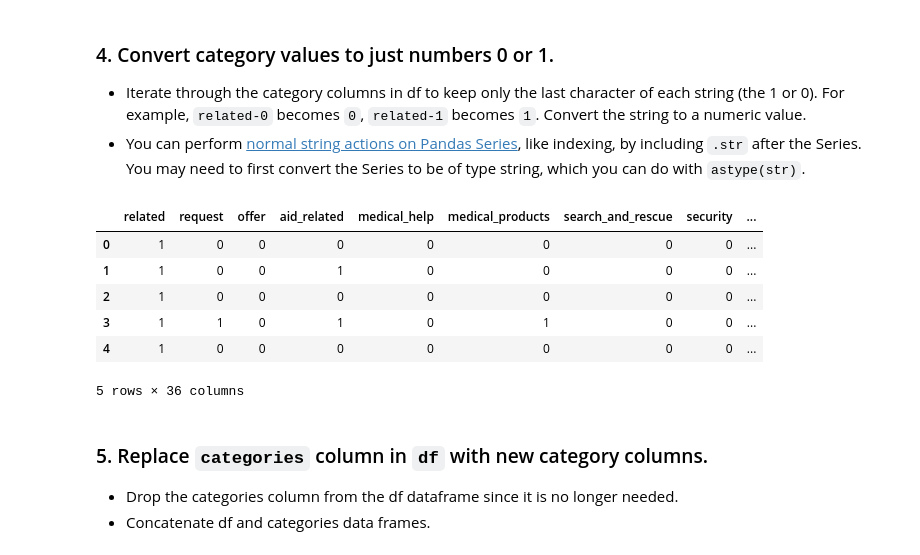
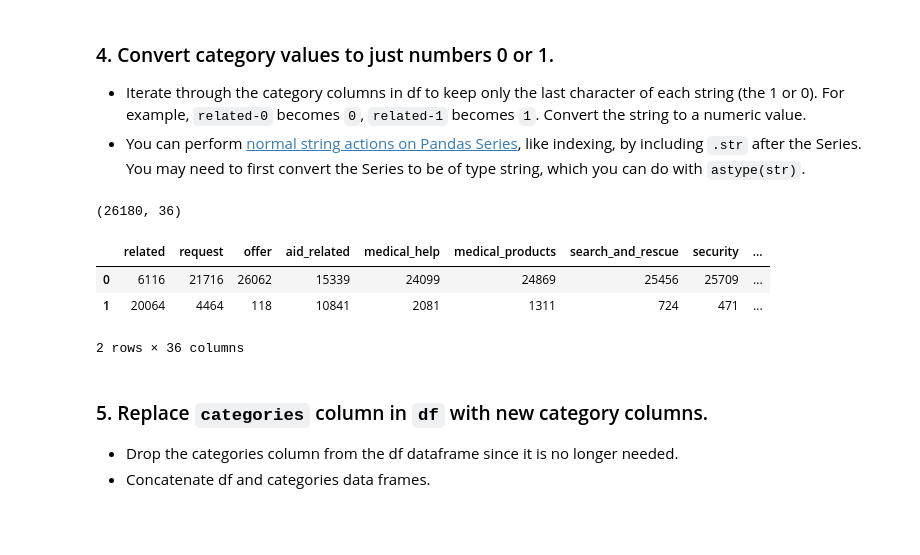
Before and after one commit to BartLeplae/Disaster-Response-ble, a Jupyter notebook: data/ETL Pipeline Preparation.ipynb, the cells around one changed output. Cells and saved outputs as stored; diff of their text form; code cells hidden in the pictures; blank space fills up the shorter version.

```diff
--- a/data/ETL Pipeline Preparation.ipynb
+++ b/data/ETL Pipeline Preparation.ipynb
@@ -170,15 +203,16 @@ for column in categories:
 
     # convert column from string to numeric
     categories[column] = categories[column].astype(int)
-categories.head()
+categories.shape
 # %% [output]
-|  | related | request | offer | aid_related | medical_help | medical_products | search_and_rescue | security | ... |
-| 0 | 1 | 0 | 0 | 0 | 0 | 0 | 0 | 0 | ... |
-| 1 | 1 | 0 | 0 | 1 | 0 | 0 | 0 | 0 | ... |
-| 2 | 1 | 0 | 0 | 0 | 0 | 0 | 0 | 0 | ... |
-| 3 | 1 | 1 | 0 | 1 | 0 | 1 | 0 | 0 | ... |
-| 4 | 1 | 0 | 0 | 0 | 0 | 0 | 0 | 0 | ... |
-5 rows × 36 columns
+(26180, 36)
+# %%
+categories.apply(pd.Series.value_counts)
+# %% [output]
+|  | related | request | offer | aid_related | medical_help | medical_products | search_and_rescue | security | ... |
+| 0 | 6116 | 21716 | 26062 | 15339 | 24099 | 24869 | 25456 | 25709 | ... |
+| 1 | 20064 | 4464 | 118 | 10841 | 2081 | 1311 | 724 | 471 | ... |
+2 rows × 36 columns
 # %% [markdown]
 ### 5. Replace `categories` column in `df` with new category columns.
 - Drop the categories column from the df dataframe since it is no longer needed.
```
Also changed, not shown: parts of 15 cells of this notebook, 1 other file.
